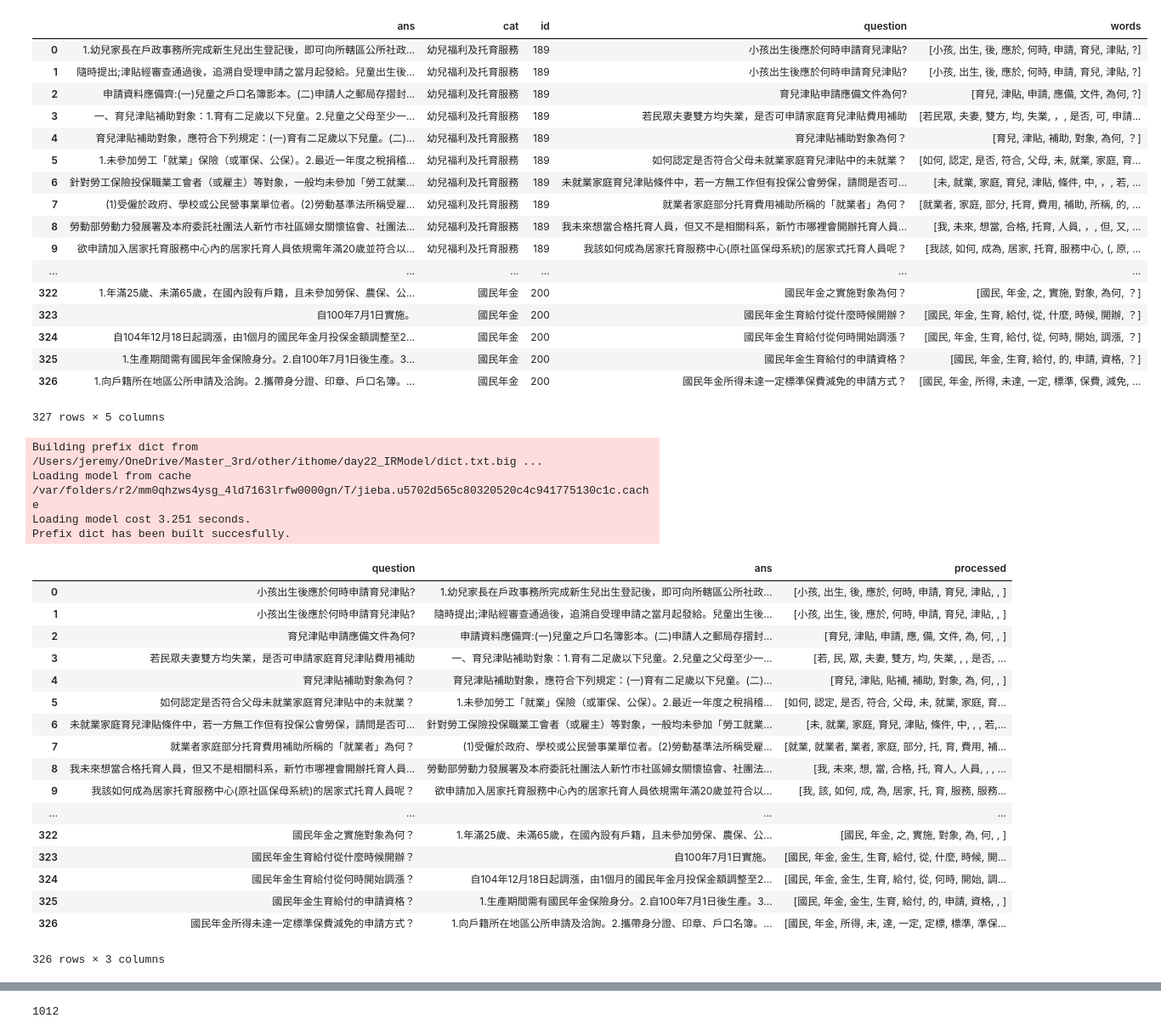
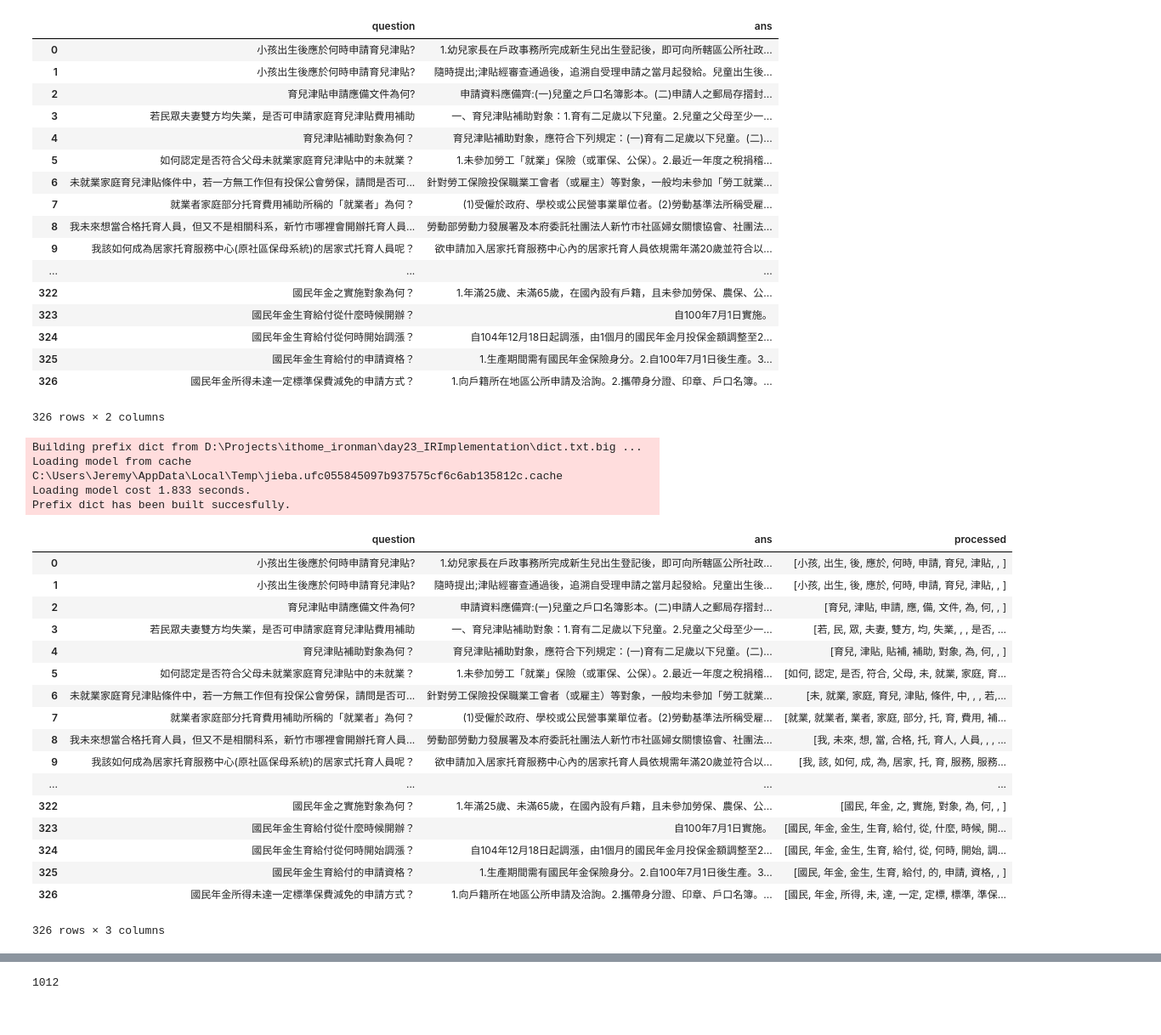
Before and after one commit to GoatWang/ithome_ironman, a Jupyter notebook: day18_IRImplementation/day23_IRImplementation.ipynb, the cells around one changed output, grey strips where cells are left out. Shown: that part at 85% size. Drawn from its saved outputs; the diff is of its cells as text; code cells hidden in the pictures.

Commit message:
add preprocess

```diff
--- a/day23_IRImplementation/day23_IRImplementation.ipynb
+++ b/day18_IRImplementation/day23_IRImplementation.ipynb
@@ -5,44 +5,43 @@ import numpy as np
 import pandas as pd
 # %%
 # 把檔案讀出來
-df_QA = pd.read_json('ProcessedData.json')
-df_QA
+df_QA = pd.read_json('ProcessedData.json', encoding='utf8')
+# 我們這次只會使用到question跟ans這兩個欄位
+df_question = df_QA[['question', 'ans']].copy()  ## 不要更動到原始的DataFrame
+df_question.drop_duplicates(inplace=True)  ## 丟掉重複的資料
+df_question  ## show出來
 # %% [output]
-|  | ans | cat | id | question | words |
-| 0 | 1.幼兒家長在戶政事務所完成新生兒出生登記後，即可向所轄區公所社政... | 幼兒福利及托育服務 | 189 | 小孩出生後應於何時申請育兒津貼? | [小孩, 出生, 後, 應於, 何時, 申請, 育兒, 津貼, ?] |
-| 1 | 隨時提出;津貼經審查通過後，追溯自受理申請之當月起發給。兒童出生後... | 幼兒福利及托育服務 | 189 | 小孩出生後應於何時申請育兒津貼? | [小孩, 出生, 後, 應於, 何時, 申請, 育兒, 津貼, ?] |
-| 2 | 申請資料應備齊:(一)兒童之戶口名簿影本。(二)申請人之郵局存摺封... | 幼兒福利及托育服務 | 189 | 育兒津貼申請應備文件為何? | [育兒, 津貼, 申請, 應備, 文件, 為何, ?] |
-| 3 | 一、育兒津貼補助對象：1.育有二足歲以下兒童。2.兒童之父母至少一... | 幼兒福利及托育服務 | 189 | 若民眾夫妻雙方均失業，是否可申請家庭育兒津貼費用補助 | [若民眾, 夫妻, 雙方, 均, 失業, ，, 是否, 可, 申請... |
-| 4 | 育兒津貼補助對象，應符合下列規定：(一)育有二足歲以下兒童。(二)... | 幼兒福利及托育服務 | 189 | 育兒津貼補助對象為何？ | [育兒, 津貼, 補助, 對象, 為何, ？] |
-| 5 | 1.未參加勞工「就業」保險（或軍保、公保）。2.最近一年度之稅捐稽... | 幼兒福利及托育服務 | 189 | 如何認定是否符合父母未就業家庭育兒津貼中的未就業？ | [如何, 認定, 是否, 符合, 父母, 未, 就業, 家庭, 育... |
-| 6 | 針對勞工保險投保職業工會者（或雇主）等對象，一般均未參加「勞工就業... | 幼兒福利及托育服務 | 189 | 未就業家庭育兒津貼條件中，若一方無工作但有投保公會勞保，請問是否可... | [未, 就業, 家庭, 育兒, 津貼, 條件, 中, ，, 若, ... |
-| 7 | (1)受僱於政府、學校或公民營事業單位者。(2)勞動基準法所稱受雇... | 幼兒福利及托育服務 | 189 | 就業者家庭部分托育費用補助所稱的「就業者」為何？ | [就業者, 家庭, 部分, 托育, 費用, 補助, 所稱, 的, ... |
-| 8 | 勞動部勞動力發展署及本府委託社團法人新竹市社區婦女關懷協會、社團法... | 幼兒福利及托育服務 | 189 | 我未來想當合格托育人員，但又不是相關科系，新竹市哪裡會開辦托育人員... | [我, 未來, 想當, 合格, 托育, 人員, ，, 但, 又, ... |
-| 9 | 欲申請加入居家托育服務中心內的居家托育人員依規需年滿20歲並符合以... | 幼兒福利及托育服務 | 189 | 我該如何成為居家托育服務中心(原社區保母系統)的居家式托育人員呢？ | [我該, 如何, 成為, 居家, 托育, 服務中心, (, 原, ... |
-| ... | ... | ... | ... | ... | ... |
-| 322 | 1.年滿25歲、未滿65歲，在國內設有戶籍，且未參加勞保、農保、公... | 國民年金 | 200 | 國民年金之實施對象為何？ | [國民, 年金, 之, 實施, 對象, 為何, ？] |
-| 323 | 自100年7月1日實施。 | 國民年金 | 200 | 國民年金生育給付從什麼時候開辦？ | [國民, 年金, 生育, 給付, 從, 什麼, 時候, 開辦, ？] |
-| 324 | 自104年12月18日起調漲，由1個月的國民年金月投保金額調整至2... | 國民年金 | 200 | 國民年金生育給付從何時開始調漲？ | [國民, 年金, 生育, 給付, 從, 何時, 開始, 調漲, ？] |
-| 325 | 1.生產期間需有國民年金保險身分。2.自100年7月1日後生產。3... | 國民年金 | 200 | 國民年金生育給付的申請資格？ | [國民, 年金, 生育, 給付, 的, 申請, 資格, ？] |
-| 326 | 1.向戶籍所在地區公所申請及洽詢。2.攜帶身分證、印章、戶口名簿。... | 國民年金 | 200 | 國民年金所得未達一定標準保費減免的申請方式？ | [國民, 年金, 所得, 未達, 一定, 標準, 保費, 減免, ... |
+|  | question | ans |
+| 0 | 小孩出生後應於何時申請育兒津貼? | 1.幼兒家長在戶政事務所完成新生兒出生登記後，即可向所轄區公所社政... |
+| 1 | 小孩出生後應於何時申請育兒津貼? | 隨時提出;津貼經審查通過後，追溯自受理申請之當月起發給。兒童出生後... |
+| 2 | 育兒津貼申請應備文件為何? | 申請資料應備齊:(一)兒童之戶口名簿影本。(二)申請人之郵局存摺封... |
+| 3 | 若民眾夫妻雙方均失業，是否可申請家庭育兒津貼費用補助 | 一、育兒津貼補助對象：1.育有二足歲以下兒童。2.兒童之父母至少一... |
+| 4 | 育兒津貼補助對象為何？ | 育兒津貼補助對象，應符合下列規定：(一)育有二足歲以下兒童。(二)... |
+| 5 | 如何認定是否符合父母未就業家庭育兒津貼中的未就業？ | 1.未參加勞工「就業」保險（或軍保、公保）。2.最近一年度之稅捐稽... |
+| 6 | 未就業家庭育兒津貼條件中，若一方無工作但有投保公會勞保，請問是否可... | 針對勞工保險投保職業工會者（或雇主）等對象，一般均未參加「勞工就業... |
+| 7 | 就業者家庭部分托育費用補助所稱的「就業者」為何？ | (1)受僱於政府、學校或公民營事業單位者。(2)勞動基準法所稱受雇... |
+| 8 | 我未來想當合格托育人員，但又不是相關科系，新竹市哪裡會開辦托育人員... | 勞動部勞動力發展署及本府委託社團法人新竹市社區婦女關懷協會、社團法... |
+| 9 | 我該如何成為居家托育服務中心(原社區保母系統)的居家式托育人員呢？ | 欲申請加入居家托育服務中心內的居家托育人員依規需年滿20歲並符合以... |
+| ... | ... | ... |
+| 322 | 國民年金之實施對象為何？ | 1.年滿25歲、未滿65歲，在國內設有戶籍，且未參加勞保、農保、公... |
+| 323 | 國民年金生育給付從什麼時候開辦？ | 自100年7月1日實施。 |
+| 324 | 國民年金生育給付從何時開始調漲？ | 自104年12月18日起調漲，由1個月的國民年金月投保金額調整至2... |
+| 325 | 國民年金生育給付的申請資格？ | 1.生產期間需有國民年金保險身分。2.自100年7月1日後生產。3... |
+| 326 | 國民年金所得未達一定標準保費減免的申請方式？ | 1.向戶籍所在地區公所申請及洽詢。2.攜帶身分證、印章、戶口名簿。... |
-327 rows × 5 columns
+326 rows × 2 columns
 # %%
-# 我們這次只會使用到question跟ans這兩個欄位
-df_question = df_QA[['question', 'ans']].copy()
-df_question.drop_duplicates(inplace=True)
-
 #前處理
 all_terms = []
-def preprocess(item):
+def preprocess(item):  ##定義前處理的function
     terms = [t for t in jieba.cut(item, cut_all=True)]  ## 把全切分模式打開，可以比對的詞彙比較多
     all_terms.extend(terms)  ## 收集所有出現過的字
     return terms
 df_question['processed'] = df_question['question'].apply(preprocess)
 df_question
 # %% [output]
-Building prefix dict from /Users/jeremy/OneDrive/Master_3rd/other/ithome/day22_IRModel/dict.txt.big ...
-Loading model from cache /var/folders/r2/mm0qhzws4ysg_4ld7163lrfw0000gn/T/jieba.u5702d565c80320520c4c941775130c1c.cache
-Loading model cost 3.251 seconds.
+Building prefix dict from D:\Projects\ithome_ironman\day23_IRImplementation\dict.txt.big ...
+Loading model from cache C:\Users\Jeremy\AppData\Local\Temp\jieba.ufc055845097b937575cf6c6ab135812c.cache
+Loading model cost 1.833 seconds.
 Prefix dict has been built succesfully.
 |  | question | ans | processed |
 | 0 | 小孩出生後應於何時申請育兒津貼? | 1.幼兒家長在戶政事務所完成新生兒出生登記後，即可向所轄區公所社政... | [小孩, 出生, 後, 應於, 何時, 申請, 育兒, 津貼, , ] |
```
Also changed, not shown: parts of 8 cells of this notebook, 46 other files.
